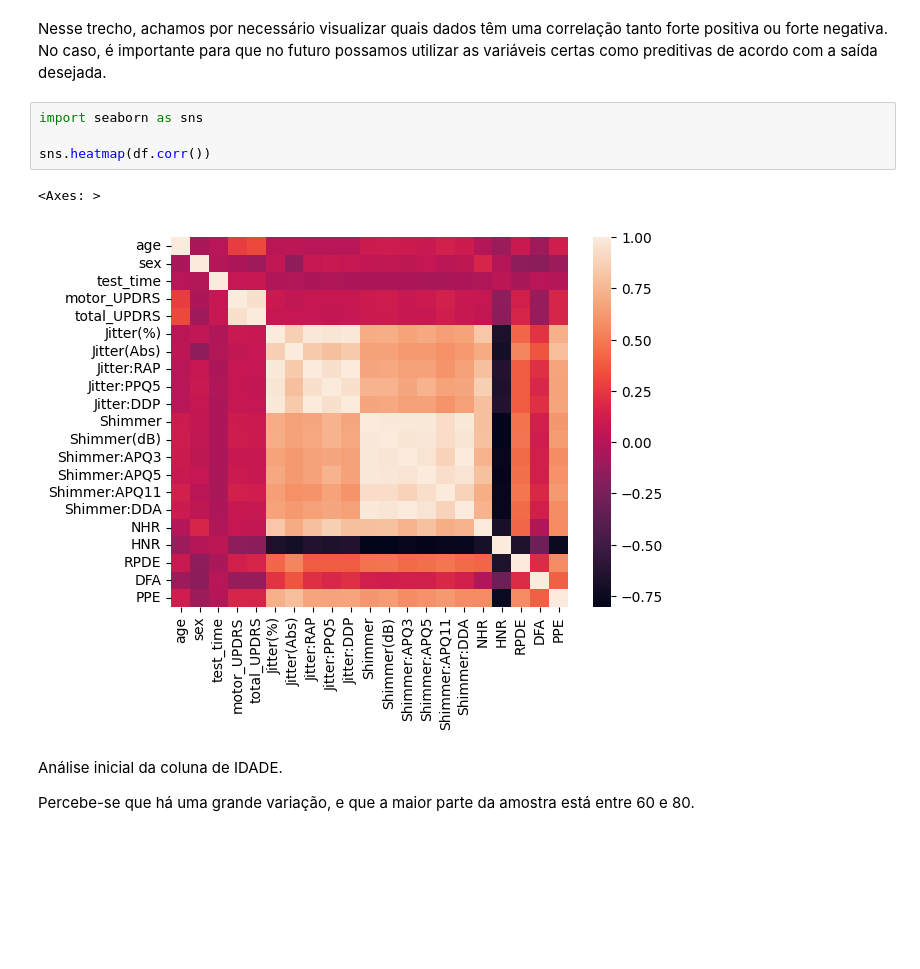
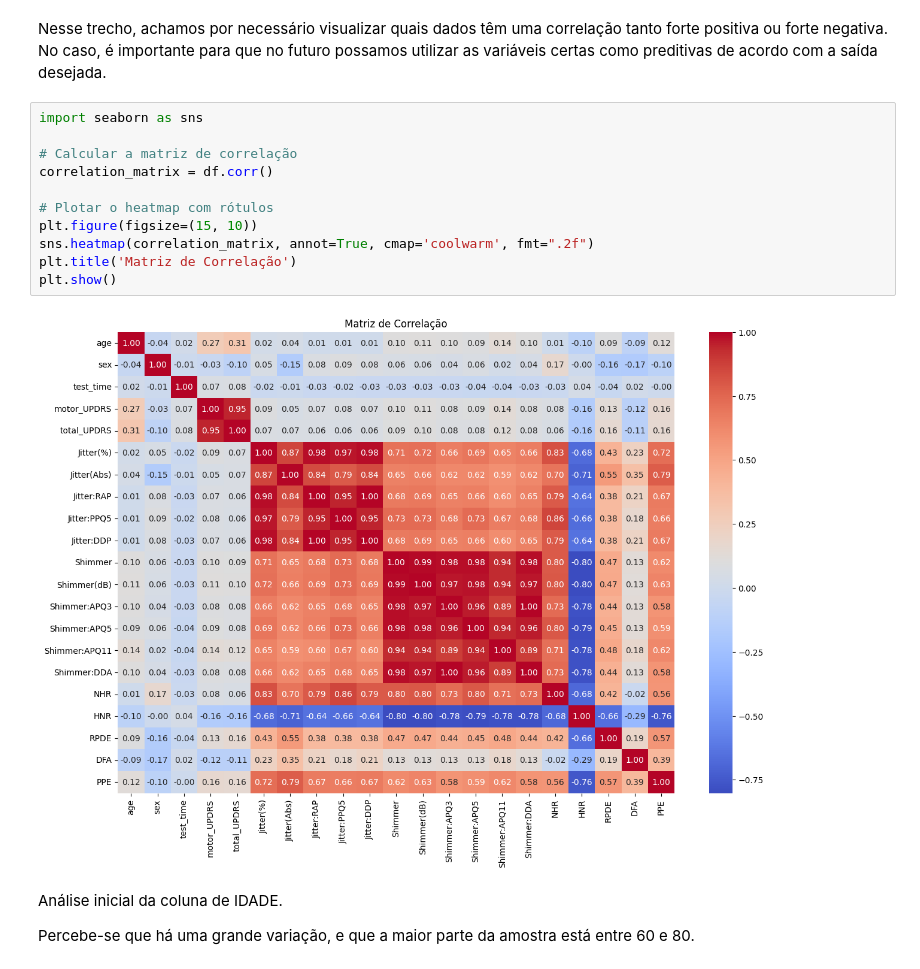
Before and after one commit to KacioSilva/ProjetoAM, a Jupyter notebook: Prova_AM.ipynb, the cells around one changed output. Saved outputs shown, nothing was run; the diff lists cells and outputs as text; blank space fills up the shorter version.

```diff
--- a/Prova_AM.ipynb
+++ b/Prova_AM.ipynb
@@ -125,13 +125,19 @@ PPE              True
 dtype: bool
 # %% [markdown]
 Nesse trecho, achamos por necessário visualizar quais dados têm uma correlação tanto forte positiva ou forte negativa. No caso, é importante para que no futuro possamos utilizar as variáveis certas como preditivas de acordo com a saída desejada.
-# %%
-import seaborn as sns
-
-sns.heatmap(df.corr())
-# %% [output]
-<Axes: >
-[figure, removed]
+# %%
+import seaborn as sns
+
+# Calcular a matriz de correlação
+correlation_matrix = df.corr()
+
+# Plotar o heatmap com rótulos
+plt.figure(figsize=(15, 10))
+sns.heatmap(correlation_matrix, annot=True, cmap='coolwarm', fmt=".2f")
+plt.title('Matriz de Correlação')
+plt.show()
+# %% [output]
+[figure, added]
 # %% [markdown]
 Análise inicial da coluna de IDADE.
 
```
Also changed, not shown: parts of 1 cell of this notebook.
